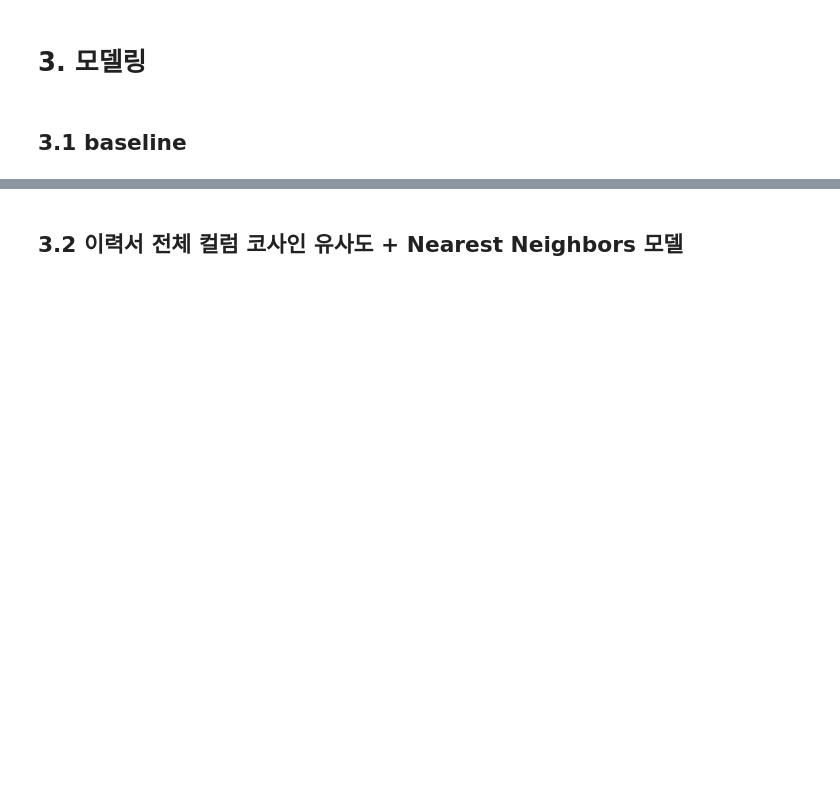
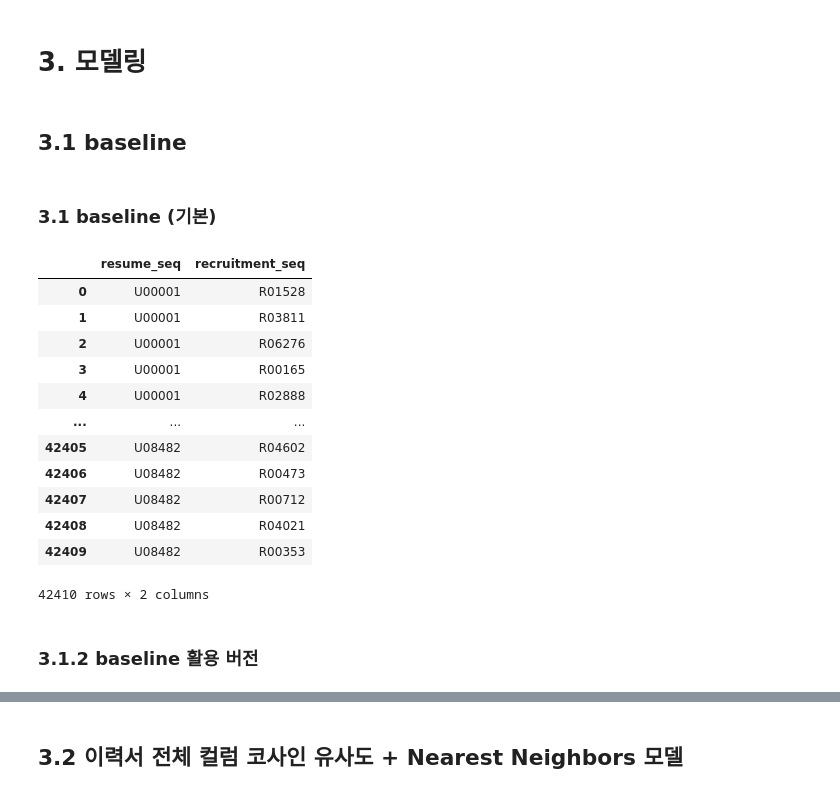
Before and after one commit to Kim-SeongSu/Dacon_Kookmin_University, a Jupyter notebook: kookmin_ai.ipynb, the cells around one changed output, grey strips where cells are left out. Drawn from its saved outputs; the diff is of its cells as text; code cells hidden in the pictures; blank space fills up the shorter version.

```diff
--- a/kookmin_ai.ipynb
+++ b/kookmin_ai.ipynb
@@ -1186,6 +1188,8 @@ for i in range(2,7):
 # 3. 모델링
 # %% [markdown]
 ## 3.1 baseline
+# %% [markdown]
+### 3.1 baseline (기본)
 # %%
 # 사용자-아이템 행렬 생성: 구직자가 해당 채용 공고에 지원했으면 1, 아니면 0으로 설정
 user_item_matrix = apply_train_data.groupby(['resume_seq', 'recruitment_seq']).size().unstack(fill_value=0)
@@ -1199,7 +1203,7 @@ user_predicted_scores = user_similarity.dot(user_item_matrix) / np.array([np.abs
 # %%
 # 이미 지원한 채용 공고 제외하고 추천
 recommendations = []
-for idx, user in enumerate(user_item_matrix.index):
+for idx, user in tqdm(enumerate(user_item_matrix.index)):
     # 해당 사용자가 지원한 채용 공고
     applied_jobs = set(user_item_matrix.loc[user][user_item_matrix.loc[user] == 1].index)
 
@@ -1212,5 +1216,21 @@ for idx, user in enumerate(user_item_matrix.index):
 # %%
 # sample_submission.csv 형태로 DataFrame 생성
 top_recommendations = pd.DataFrame(recommendations, columns=['resume_seq', 'recruitment_seq'])
-
-top_recommendations.to_csv('./data/result_data/baseline_submit.csv', index=False)
+display(top_recommendations)
+# top_recommendations.to_csv('./data/result_data/baseline_submit.csv', index=False)
+# %% [output]
+|  | resume_seq | recruitment_seq |
+| 0 | U00001 | R01528 |
+| 1 | U00001 | R03811 |
+| 2 | U00001 | R06276 |
+| 3 | U00001 | R00165 |
+| 4 | U00001 | R02888 |
+| ... | ... | ... |
+| 42405 | U08482 | R04602 |
+| 42406 | U08482 | R00473 |
+| 42407 | U08482 | R00712 |
+| 42408 | U08482 | R04021 |
+| 42409 | U08482 | R00353 |
+42410 rows × 2 columns
+# %% [markdown]
+### 3.1.2 baseline 활용 버전
```
Also changed, not shown: parts of 8 cells of this notebook.
